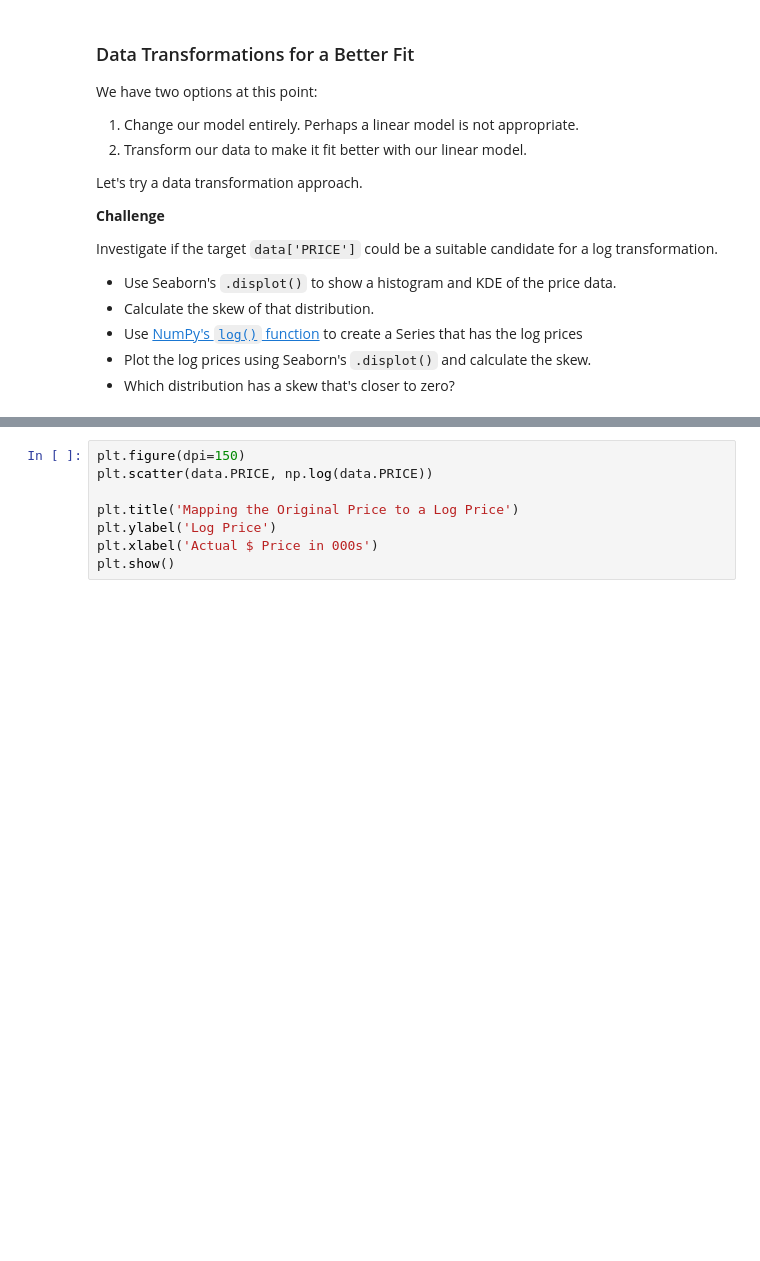
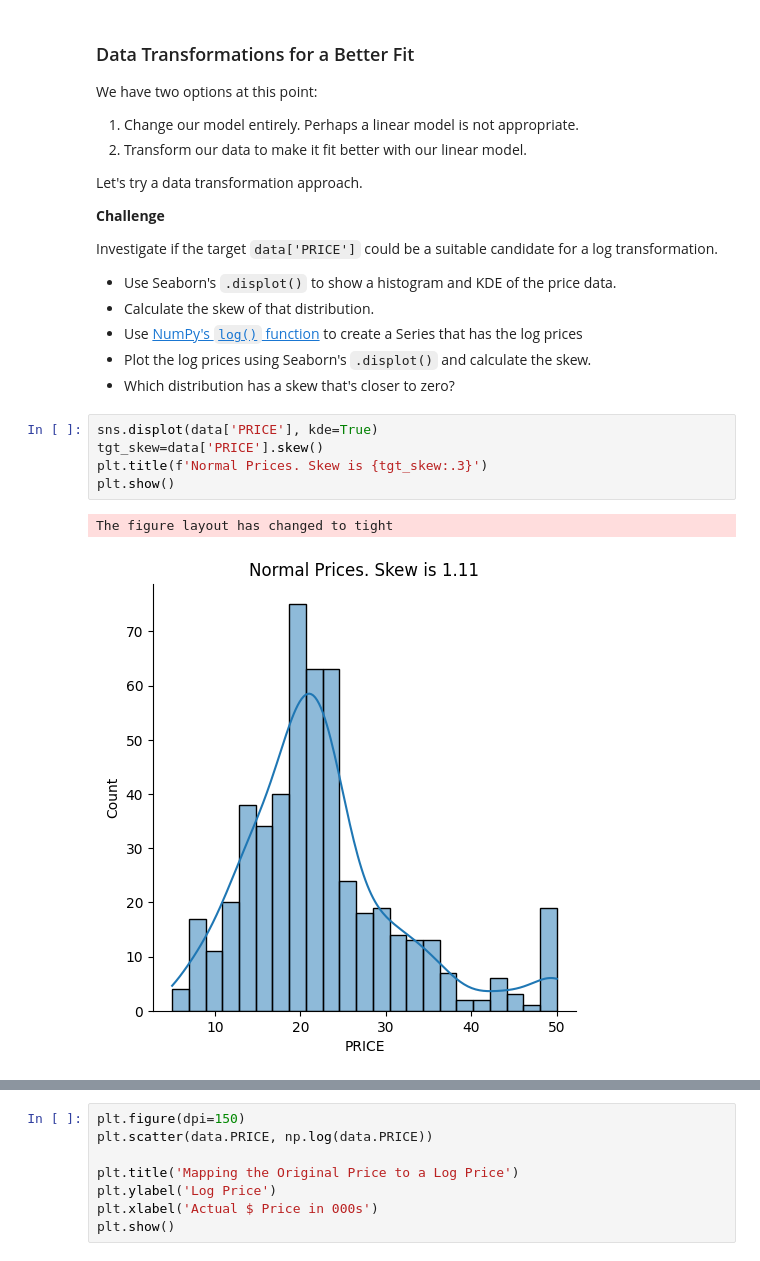
Before and after one commit to hollymartiniosos/100dayspython, a Jupyter notebook: 81. House Prices Predictor/Multivariable_Regression_and_Valuation_Model.ipynb, the cells around one changed output, grey strips where cells are left out. Drawn from its saved outputs; the diff is of its cells as text; blank space fills up the shorter version.

```diff
--- a/81. House Prices Predictor/Multivariable_Regression_and_Valuation_Model.ipynb
+++ b/81. House Prices Predictor/Multivariable_Regression_and_Valuation_Model.ipynb
@@ -446,3 +551,11 @@ Investigate if the target `data['PRICE']` could be a suitable candidate for a lo
 * Use [NumPy's `log()` function](https://numpy.org/doc/stable/reference/generated/numpy.log.html) to create a Series that has the log prices
 * Plot the log prices using Seaborn's `.displot()` and calculate the skew.
 * Which distribution has a skew that's closer to zero?
+# %%
+sns.displot(data['PRICE'], kde=True)
+tgt_skew=data['PRICE'].skew()
+plt.title(f'Normal Prices. Skew is {tgt_skew:.3}')
+plt.show()
+# %% [output]
+The figure layout has changed to tight
+[figure, added]
```
Also changed, not shown: parts of 24 cells of this notebook.
